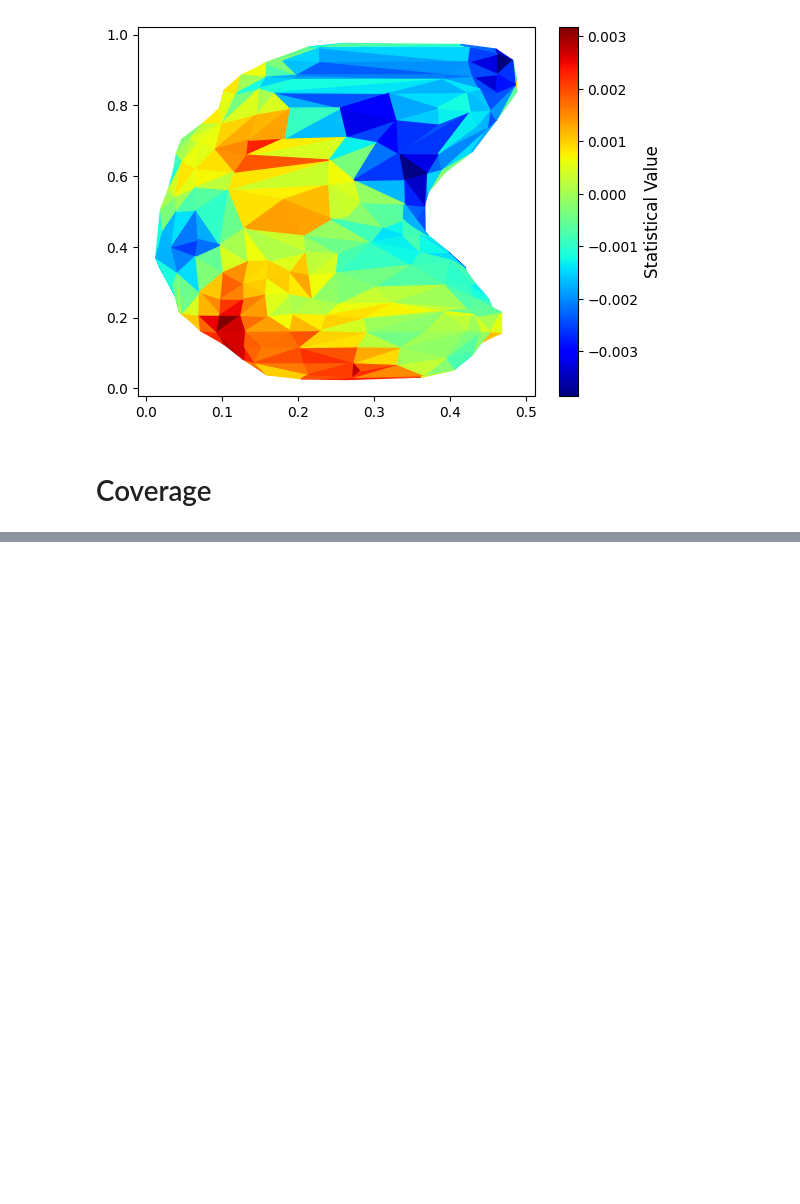
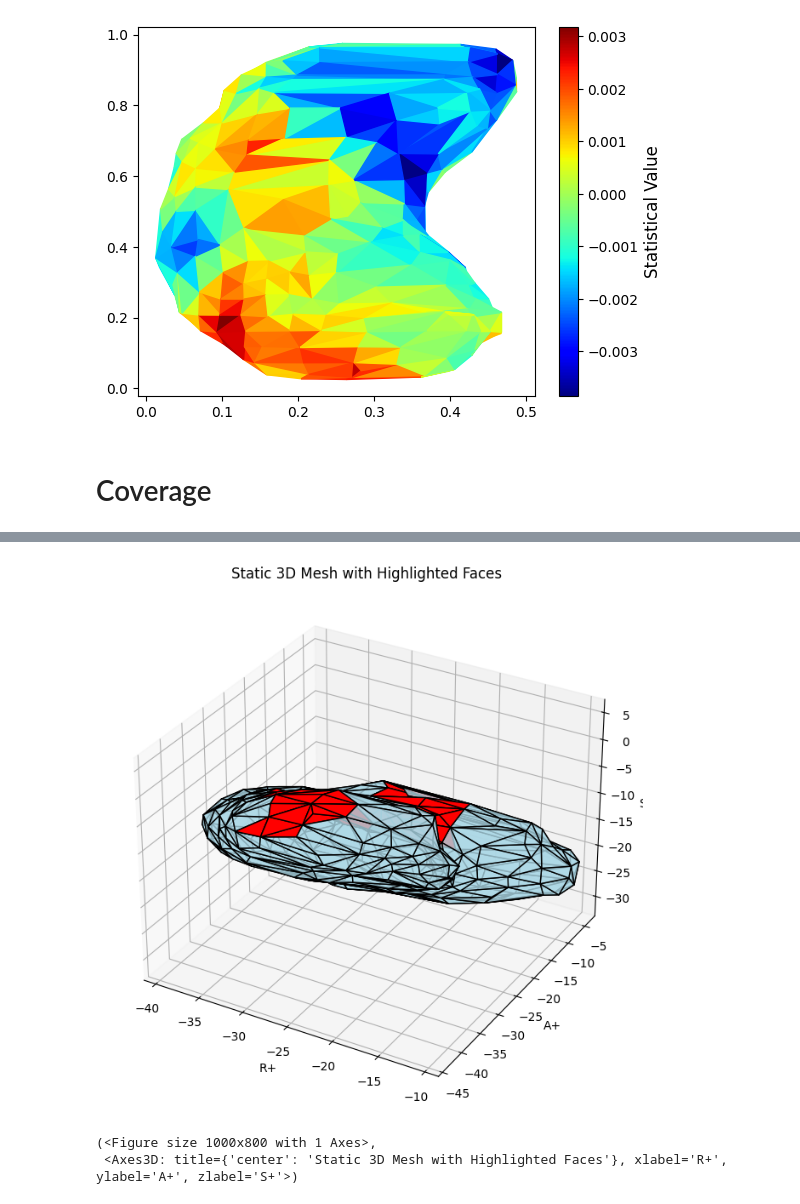
Before and after one commit to SeojinYoon/Seojin_commonTool, a Jupyter notebook: Module/Brain_Surface/UV_map/UV_map_stat.ipynb, the cells around one changed output, grey strips where cells are left out. Saved outputs shown, nothing was run; the diff lists cells and outputs as text; code cells hidden in the pictures; blank space fills up the shorter version.

Commit message:
UV map mesh

```diff
--- a/Module/Brain_Surface/UV_map/UV_map_stat.ipynb
+++ b/Module/Brain_Surface/UV_map/UV_map_stat.ipynb
@@ -142,0 +150,16 @@ plt.plot(np.mean(result_info["sampling_datas"], axis = 0))
+# %%
+vectorized_function = np.vectorize(inverse_mapping.get)
+highlight_vertex_indices = vectorized_function(np.where(result_info["virtual_strip_mask"])[0])
+# %%
+show_mesh(lt_hippo_uv_mesh_info["vertex"],
+          faces = lt_hippo_uv_mesh_info["face"],
+          vertex_index_info = {
+              "a" : {
+                  "color" : "red",
+                  "set" : highlight_vertex_indices,
+              }
+          })
+# %% [output]
+[figure, added]
+(<Figure size 1000x800 with 1 Axes>,
+ <Axes3D: title={'center': 'Static 3D Mesh with Highlighted Faces'}, xlabel='R+', ylabel='A+', zlabel='S+'>)
```
Also changed, not shown: parts of 10 cells of this notebook, 5 other files.
